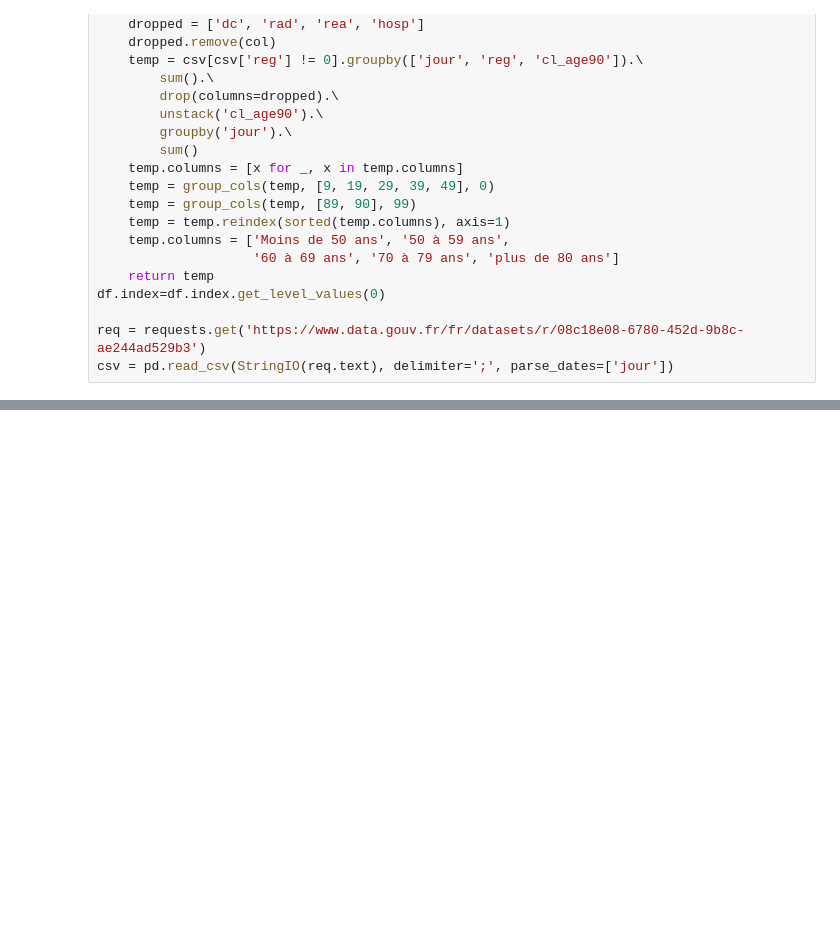
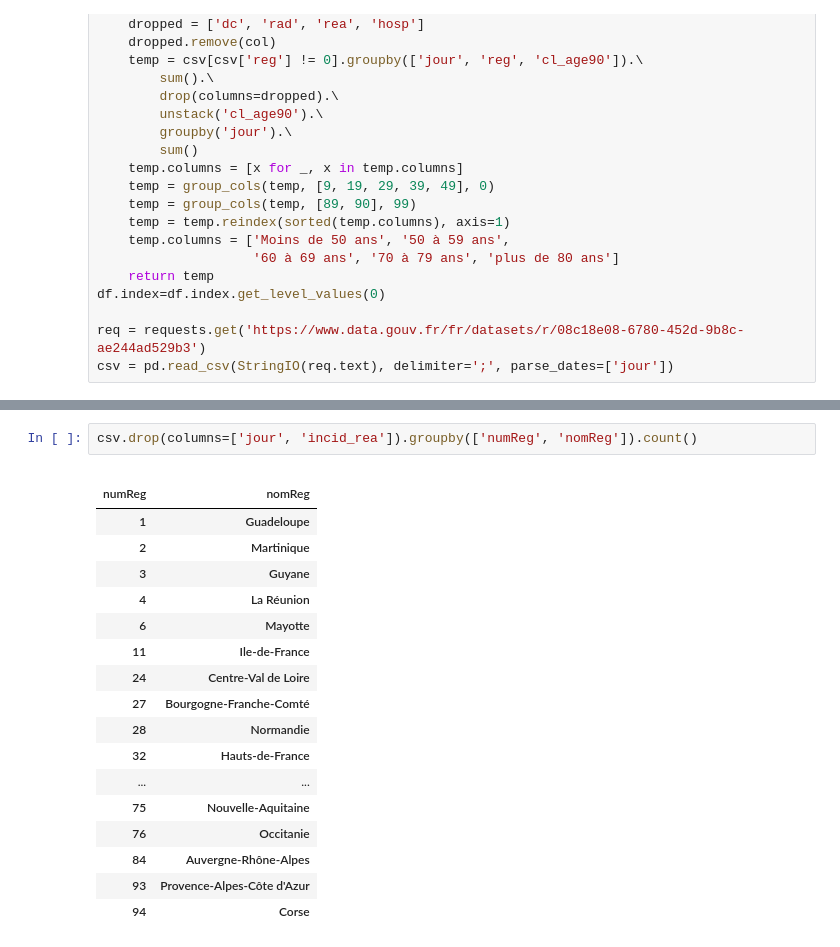
Before and after one commit to fguilleme/deces, a Jupyter notebook: covid-par-region.ipynb, the cells around one changed output, grey strips where cells are left out. Saved outputs shown, nothing was run; the diff lists cells and outputs as text; blank space fills up the shorter version.

```diff
--- a/covid-par-region.ipynb
+++ b/covid-par-region.ipynb
@@ -337,0 +378,21 @@ Population totale = 64915840
+# %%
+csv.drop(columns=['jour', 'incid_rea']).groupby(['numReg', 'nomReg']).count()
+# %% [output]
+|  |  |
+| numReg | nomReg |
+| 1 | Guadeloupe |
+| 2 | Martinique |
+| 3 | Guyane |
+| 4 | La Réunion |
+| 6 | Mayotte |
+| 11 | Ile-de-France |
+| 24 | Centre-Val de Loire |
+| 27 | Bourgogne-Franche-Comté |
+| 28 | Normandie |
+| 32 | Hauts-de-France |
+| ... | ... |
+| 75 | Nouvelle-Aquitaine |
+| 76 | Occitanie |
+| 84 | Auvergne-Rhône-Alpes |
+| 93 | Provence-Alpes-Côte d'Azur |
+| 94 | Corse |
```
Also changed, not shown: parts of 4 cells of this notebook, 2 other files.
